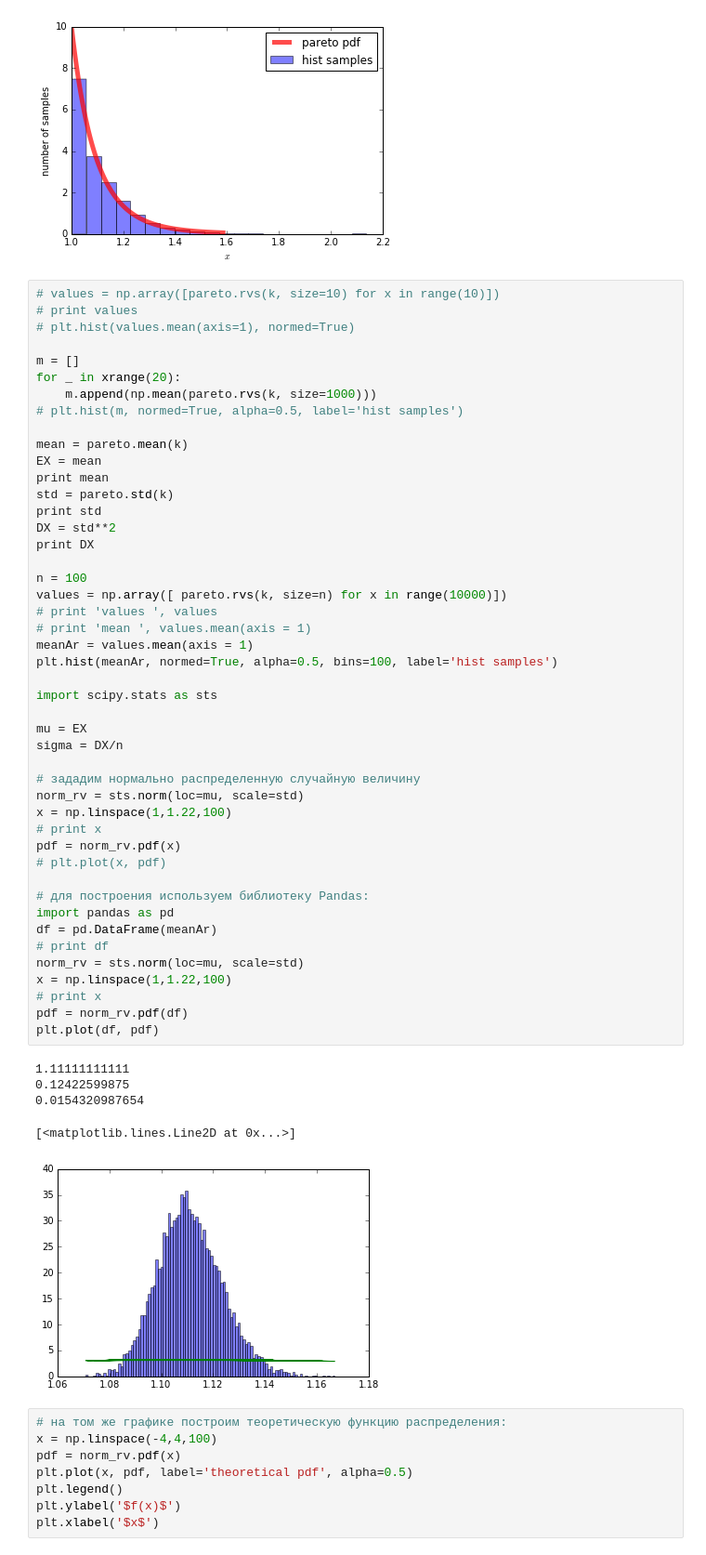
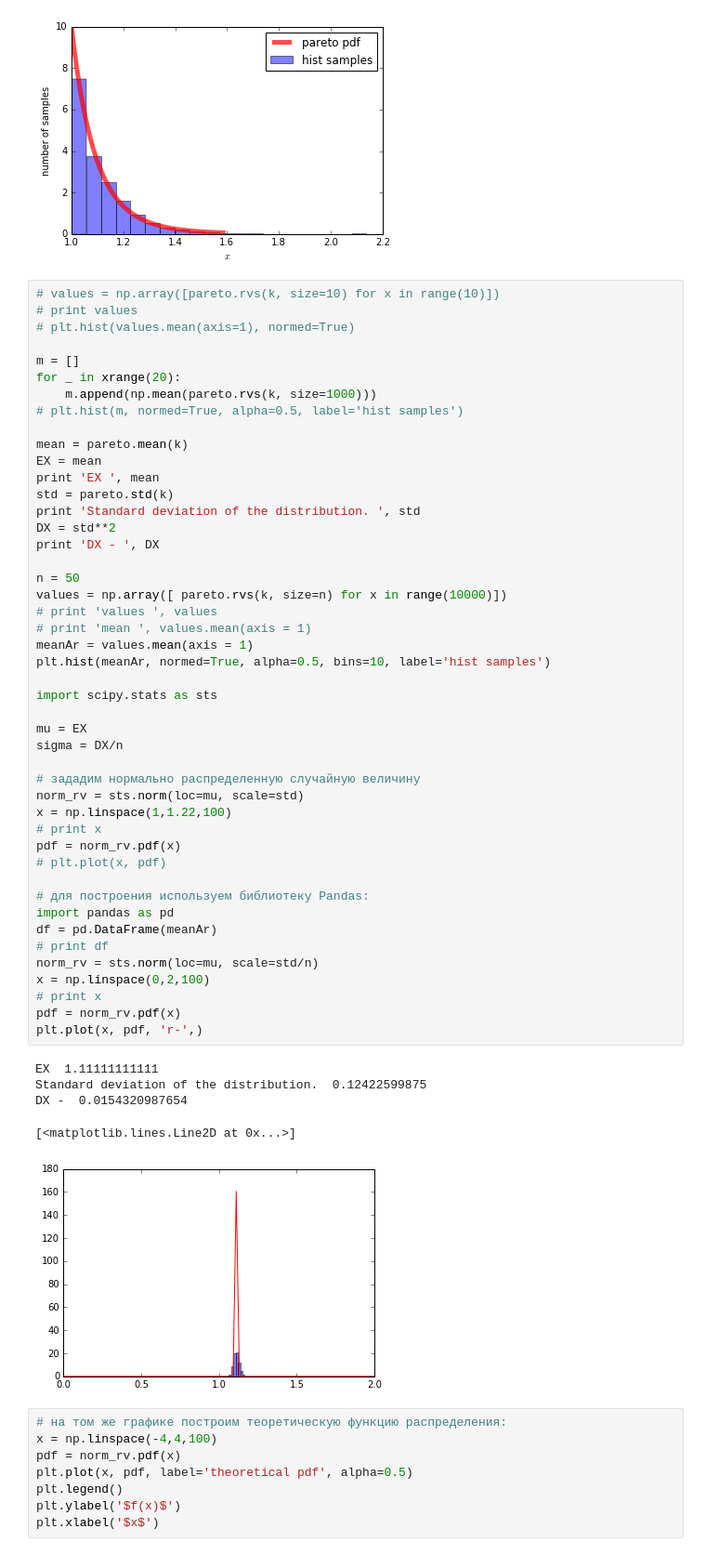
Before and after one commit to BlinJin/Machine-Learning, a Jupyter notebook: Sertification_Course/Week 4/Assigment_week4.ipynb, the cells around one changed output. Shown at 93% size. Cells and saved outputs as stored; diff of their text form.

```diff
--- a/Sertification_Course/Week 4/Assigment_week4.ipynb
+++ b/Sertification_Course/Week 4/Assigment_week4.ipynb
@@ -71,46 +71,46 @@ for _ in xrange(20):
 
 mean = pareto.mean(k)
 EX = mean
-print mean
+print 'EX ', mean
 std = pareto.std(k)
-print std
+print 'Standard deviation of the distribution. ', std
 DX = std**2
-print DX
+print 'DX - ', DX
 
-n = 100
+n = 50
 values = np.array([ pareto.rvs(k, size=n) for x in range(10000)])
 # print 'values ', values
 # print 'mean ', values.mean(axis = 1)
 meanAr = values.mean(axis = 1)
-plt.hist(meanAr, normed=True, alpha=0.5, bins=100, label='hist samples')
+plt.hist(meanAr, normed=True, alpha=0.5, bins=10, label='hist samples')
 
 import scipy.stats as sts
 
 mu = EX
 sigma = DX/n
 
 # зададим нормально распределенную случайную величину
 norm_rv = sts.norm(loc=mu, scale=std)
 x = np.linspace(1,1.22,100)
 # print x
 pdf = norm_rv.pdf(x)
 # plt.plot(x, pdf)
 
 # для построения используем библиотеку Pandas:
 import pandas as pd
 df = pd.DataFrame(meanAr)
 # print df
-norm_rv = sts.norm(loc=mu, scale=std)
-x = np.linspace(1,1.22,100)
+norm_rv = sts.norm(loc=mu, scale=std/n)
+x = np.linspace(0,2,100)
 # print x
-pdf = norm_rv.pdf(df)
-plt.plot(df, pdf)
+pdf = norm_rv.pdf(x)
+plt.plot(x, pdf, 'r-',)
 # %% [output]
-1.11111111111
-0.12422599875
-0.0154320987654
+EX  1.11111111111
+Standard deviation of the distribution.  0.12422599875
+DX -  0.0154320987654
 [<matplotlib.lines.Line2D at 0x...>]
-[figure, old version]
+[figure, new version]
 # %%
 # на том же графике построим теоретическую функцию распределения:
 x = np.linspace(-4,4,100)
```
Also changed, not shown: 1 other file.
